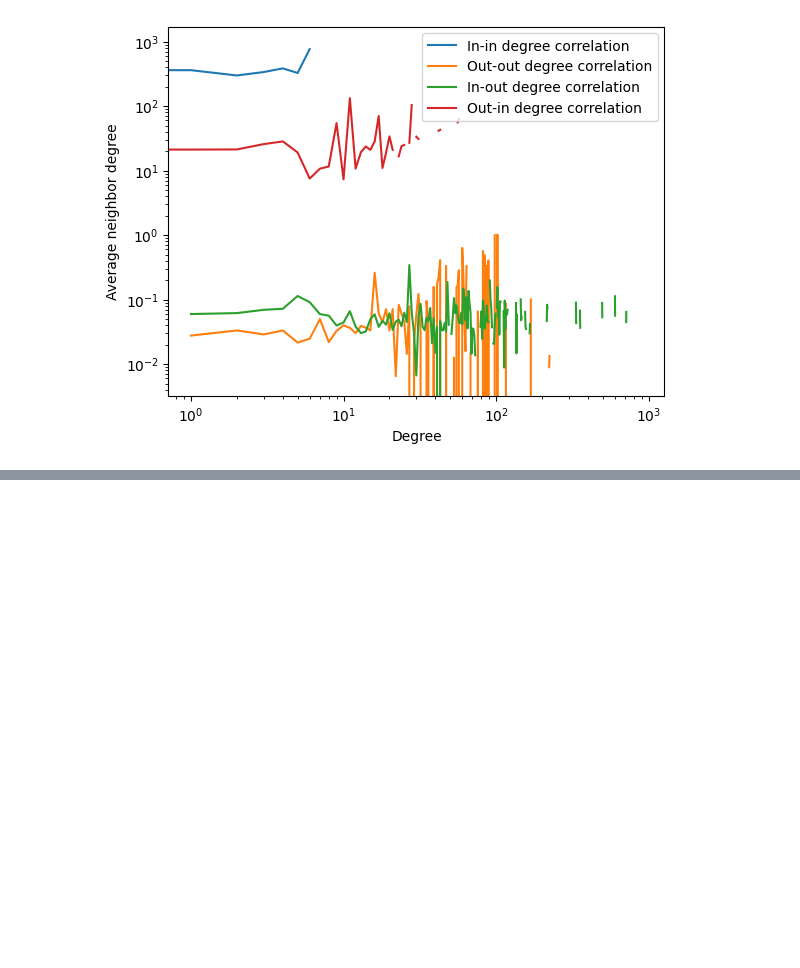
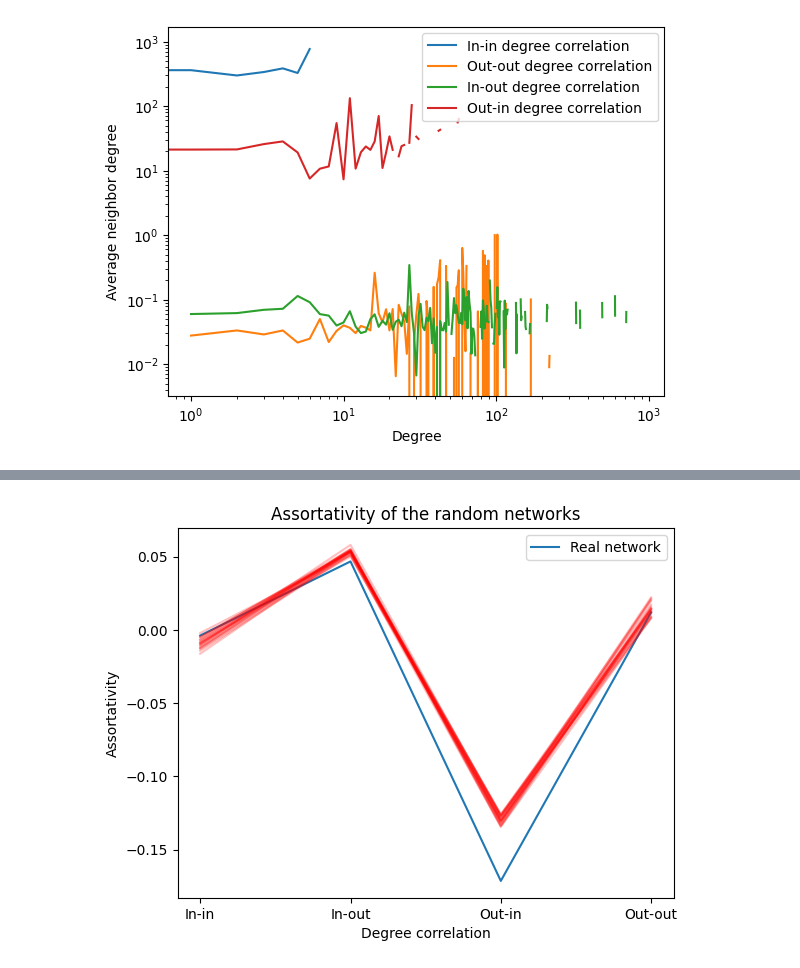
Before and after one commit to MathiasDamsgaard/Comp_Social_Sci_Assigments, a Jupyter notebook: Project.ipynb, the cells around one changed output, grey strips where cells are left out. Cells and saved outputs as stored; diff of their text form; code cells hidden in the pictures; blank space fills up the shorter version.

```diff
--- a/Project.ipynb
+++ b/Project.ipynb
@@ -739,0 +855,20 @@ plt.show()
+# %%
+# Instead plot it as a line plot where the x_values are in_in, in_out, out_in, out_out:
+x_values = ['In-in', 'In-out', 'Out-in', 'Out-out']
+
+# Get the y values from the values of the dictionaries
+y_values = [r_in_in_real, r_in_out_real, r_out_in_real, r_out_out_real]
+
+fig = plt.figure()
+plt.plot(x_values, y_values, label='Real network')
+for i, (r_in_in, r_out_out, r_in_out, r_out_in) in enumerate(zip(r_in_in_config, r_out_out_config, r_in_out_config, r_out_in_config)):
+    y_values = [r_in_in, r_in_out, r_out_in, r_out_out]
+    plt.plot(x_values, y_values, alpha=0.25, color='red')
+
+plt.xlabel("Degree correlation")
+plt.ylabel("Assortativity")
+plt.title("Assortativity of the random networks")
+plt.legend()
+plt.show()
+# %% [output]
+[figure, added]
```
Also changed, not shown: parts of 6 cells of this notebook.
